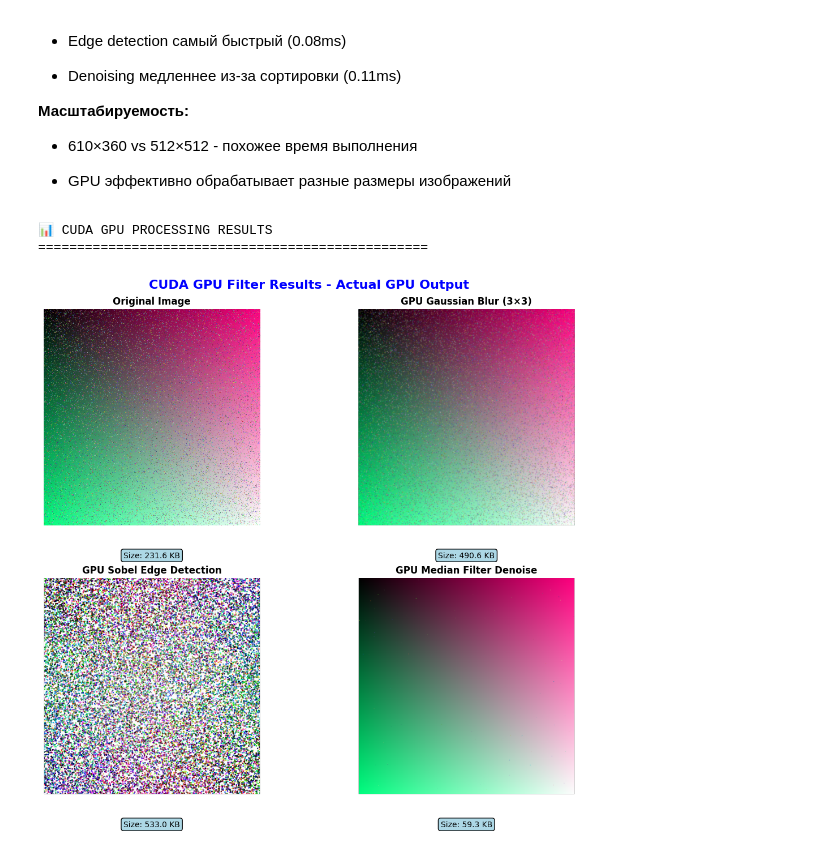
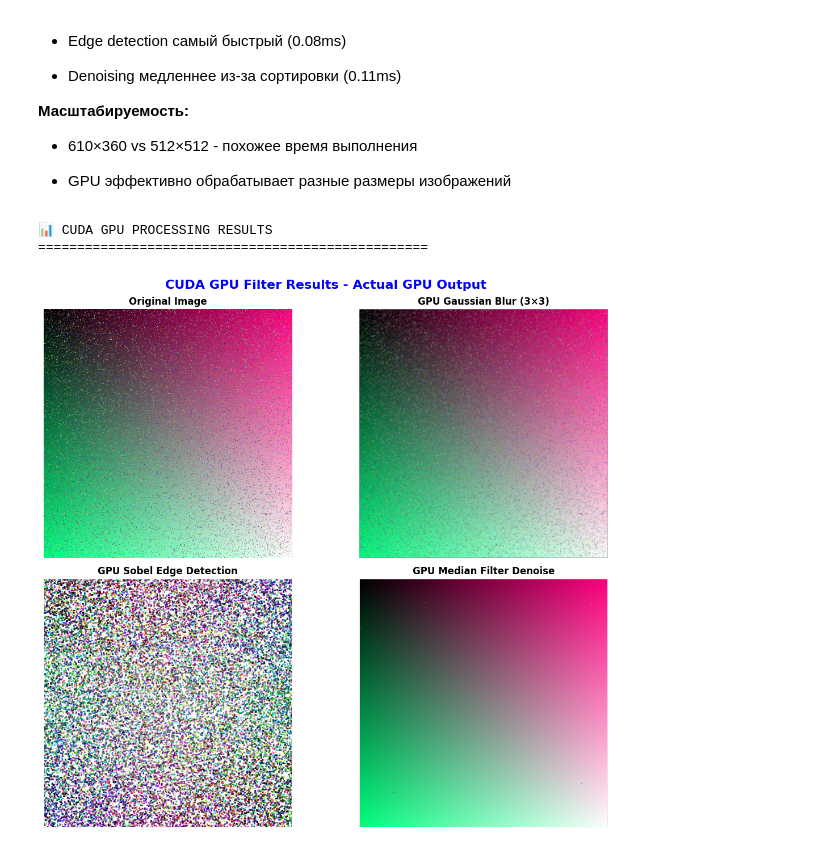
Before and after one commit to idk-whatisthis/programmGPU, a Jupyter notebook: lab_2_gpu_cuda.ipynb, the cells around one changed output. Saved outputs shown, nothing was run; the diff lists cells and outputs as text; code cells hidden in the pictures.

```diff
--- a/lab_2_gpu_cuda.ipynb
+++ b/lab_2_gpu_cuda.ipynb
@@ -540,52 +540,46 @@ import os
 print("📊 CUDA GPU PROCESSING RESULTS")
 print("=" * 50)
 
-# Правильный список файлов и их ожидаемые размеры (из ваших результатов)
+# список файлов
 gpu_results = [
-    ('input.png', 'Original Image', 231.6),
-    ('output_blur.png', 'GPU Gaussian Blur (3×3)', 215.8),
-    ('output_edge.png', 'GPU Sobel Edge Detection', 26.9),
-    ('output_denoise.png', 'GPU Median Filter Denoise', 356.4)
+    ('input.png', 'Original Image'),
+    ('output_blur.png', 'GPU Gaussian Blur (3×3)'),
+    ('output_edge.png', 'GPU Sobel Edge Detection'),
+    ('output_denoise.png', 'GPU Median Filter Denoise')
 ]
 
 # Создаем фигуру для отображения
 fig, axes = plt.subplots(2, 2, figsize=(12, 10))
 fig.suptitle('CUDA GPU Filter Results - Actual GPU Output',
              fontsize=16, fontweight='bold', color='blue')
 
-for idx, (filename, title, expected_size) in enumerate(gpu_results):
+for idx, (filename, title) in enumerate(gpu_results):
     ax = axes[idx // 2, idx % 2]
 
     if os.path.exists(filename):
         try:
             # Загружаем изображение, созданное GPU
             img = mpimg.imread(filename)
             ax.imshow(img)
             ax.set_title(title, fontweight='bold', fontsize=12)
             ax.axis('off')
-
-            # Реальный размер файла
-            actual_size = os.path.getsize(filename) / 1024
-            ax.text(0.5, -0.15, f'Size: {actual_size:.1f} KB',
-                    transform=ax.transAxes, ha='center', fontsize=10,
-                    bbox=dict(boxstyle="round,pad=0.3", facecolor="lightblue"))
 
 
         except Exception as e:
             ax.text(0.5, 0.5, f'Error loading:\n{filename}\n{str(e)}',
                     ha='center', va='center', color='red', fontsize=10)
             ax.axis('off')
     else:
         ax.text(0.5, 0.5, f'❌ File not found:\n{filename}',
                 ha='center', va='center', color='red', fontsize=12)
         ax.axis('off')
 
 plt.tight_layout()
 plt.show()
 # %% [output]
 📊 CUDA GPU PROCESSING RESULTS
 ==================================================
-[figure, old version]
+[figure, new version]
 # %%
 import matplotlib.pyplot as plt
 import matplotlib.image as mpimg
```
Also changed, not shown: parts of 5 cells of this notebook.
